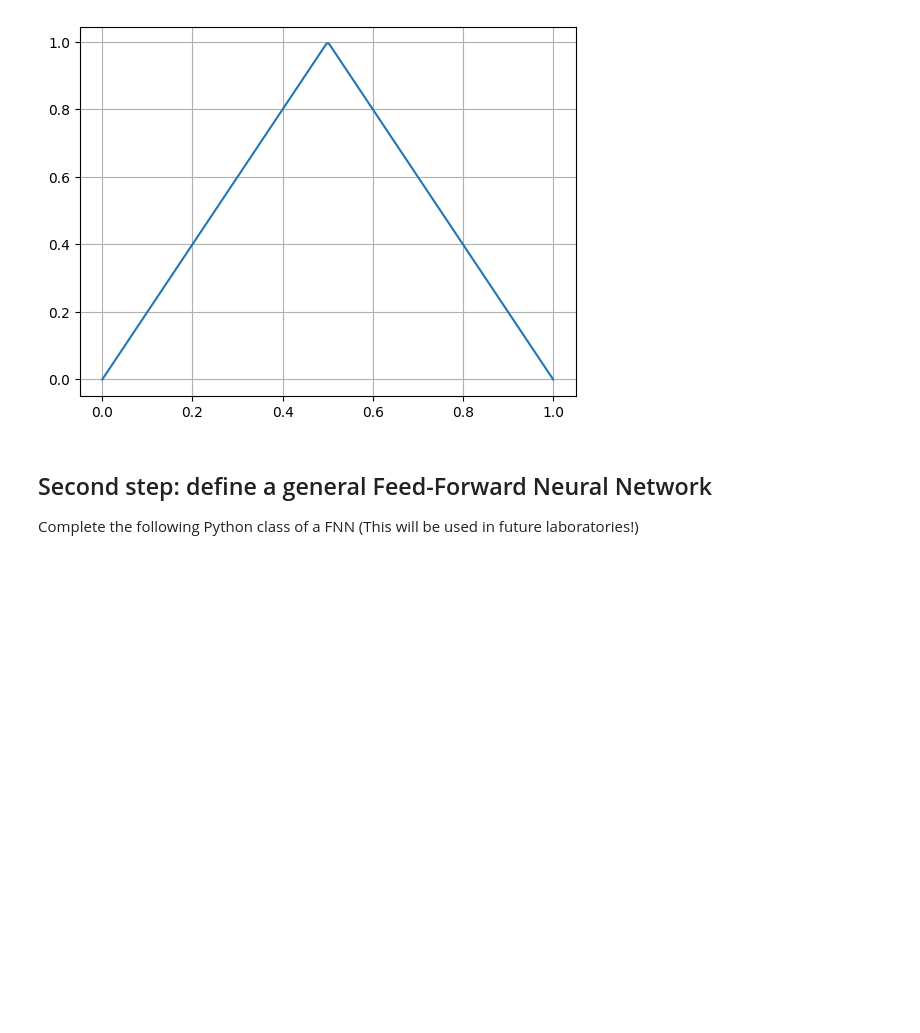
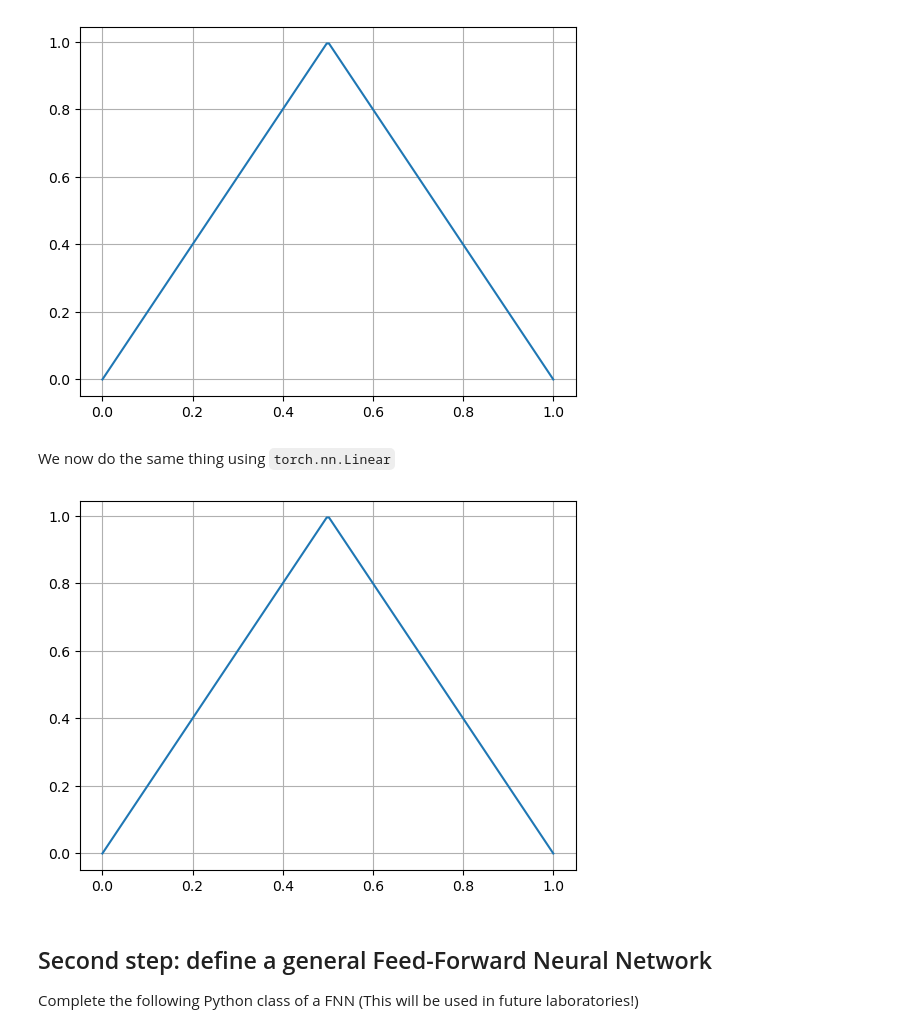
Before and after one commit to carlomr/MLCS_2024-2025, a Jupyter notebook: lab1_intro_to_NNs/lab_1.ipynb, the cells around one changed output. Saved outputs shown, nothing was run; the diff lists cells and outputs as text; code cells hidden in the pictures; blank space fills up the shorter version.

```diff
--- a/lab1_intro_to_NNs/lab_1.ipynb
+++ b/lab1_intro_to_NNs/lab_1.ipynb
@@ -38,12 +43,11 @@ $$
 # %%
-input_weight_mat = torch.tensor([[2.],[2.], [2.]])
+input_weight_mat = torch.tensor([[2.], [2.], [2.]])
 input_bias_vec = torch.tensor([0., -1., -2.])
 output_weight_mat = torch.tensor([1., -2., 1.]).unsqueeze(0)
-input_bias_vec_reshape = input_bias_vec.reshape(input_weight_mat.shape)
 
 with torch.inference_mode():
-    x = torch.linspace(0, 1, 200)
-    y = output_weight_mat@torch.relu(input_weight_mat*x + input_bias_vec_reshape)
+    x = torch.linspace(0, 1, 200).unsqueeze(-1)
+    y = torch.relu(x@input_weight_mat.t() + input_bias_vec)@output_weight_mat.t()
 
     x_np = x.cpu()
 
@@ -52,6 +56,27 @@ with torch.inference_mode():
     plt.show()
 # %% [output]
 [figure]
+# %% [markdown]
+We now do the same thing using `torch.nn.Linear`
+# %%
+hidden_layer = torch.nn.Linear(1, 3)
+output_layer = torch.nn.Linear(3, 1, bias=False)
+
+hidden_layer.weight = torch.nn.Parameter(input_weight_mat)
+hidden_layer.bias = torch.nn.Parameter(input_bias_vec)
+output_layer.weight = torch.nn.Parameter(output_weight_mat)
+
+with torch.inference_mode():
+    x = torch.linspace(0, 1, 200).unsqueeze(-1)
+    y = output_layer(torch.relu(hidden_layer(x)))
+
+    x_np = x.cpu()
+
+    plt.plot(x_np, y.squeeze().cpu(), label='f')
+    plt.grid()
+    plt.show()
+# %% [output]
+[figure, added]
 # %% [markdown]
 ## Second step: define a general Feed-Forward Neural Network
 
```
Also changed, not shown: parts of 2 cells of this notebook, 1 other file.
